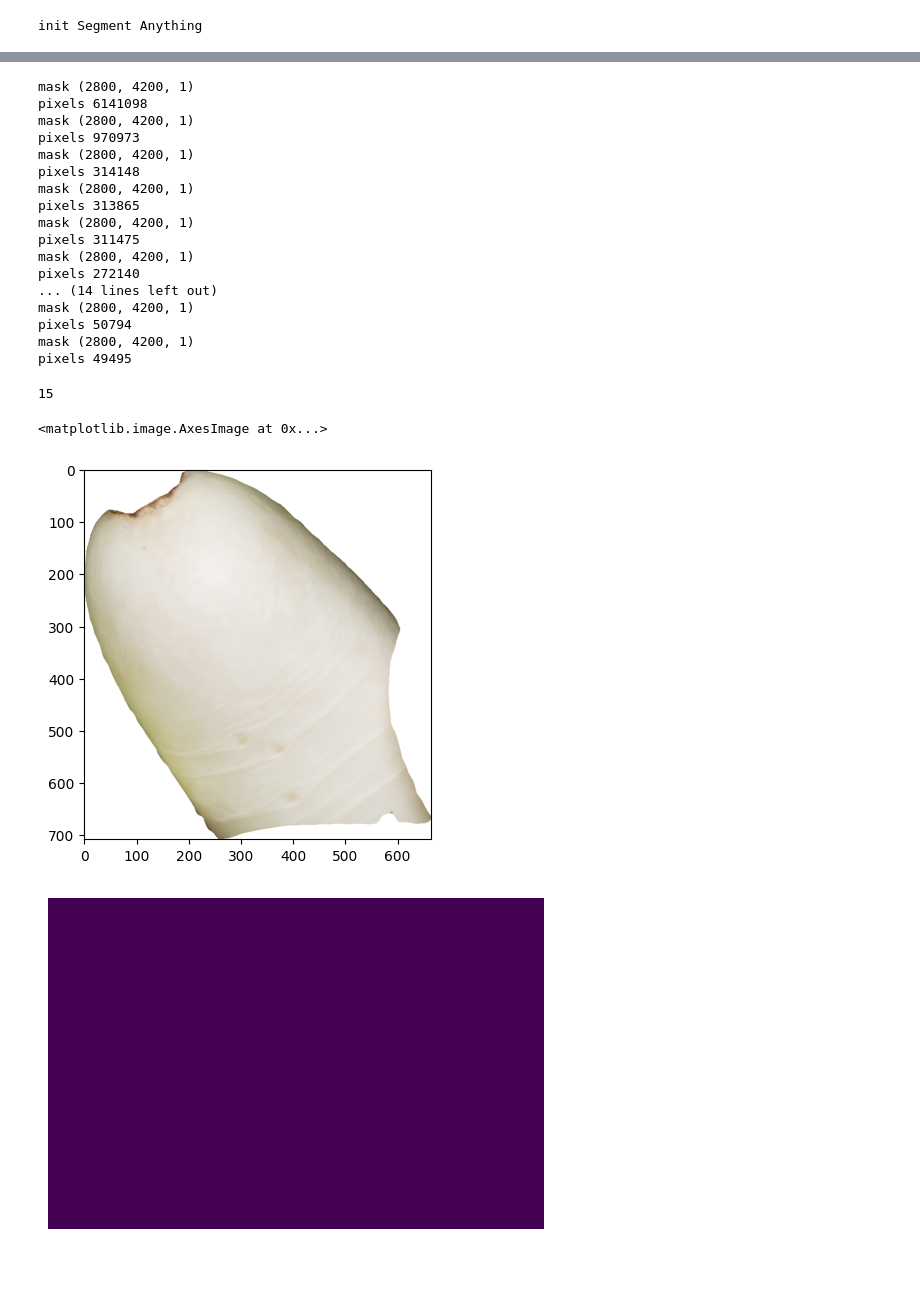
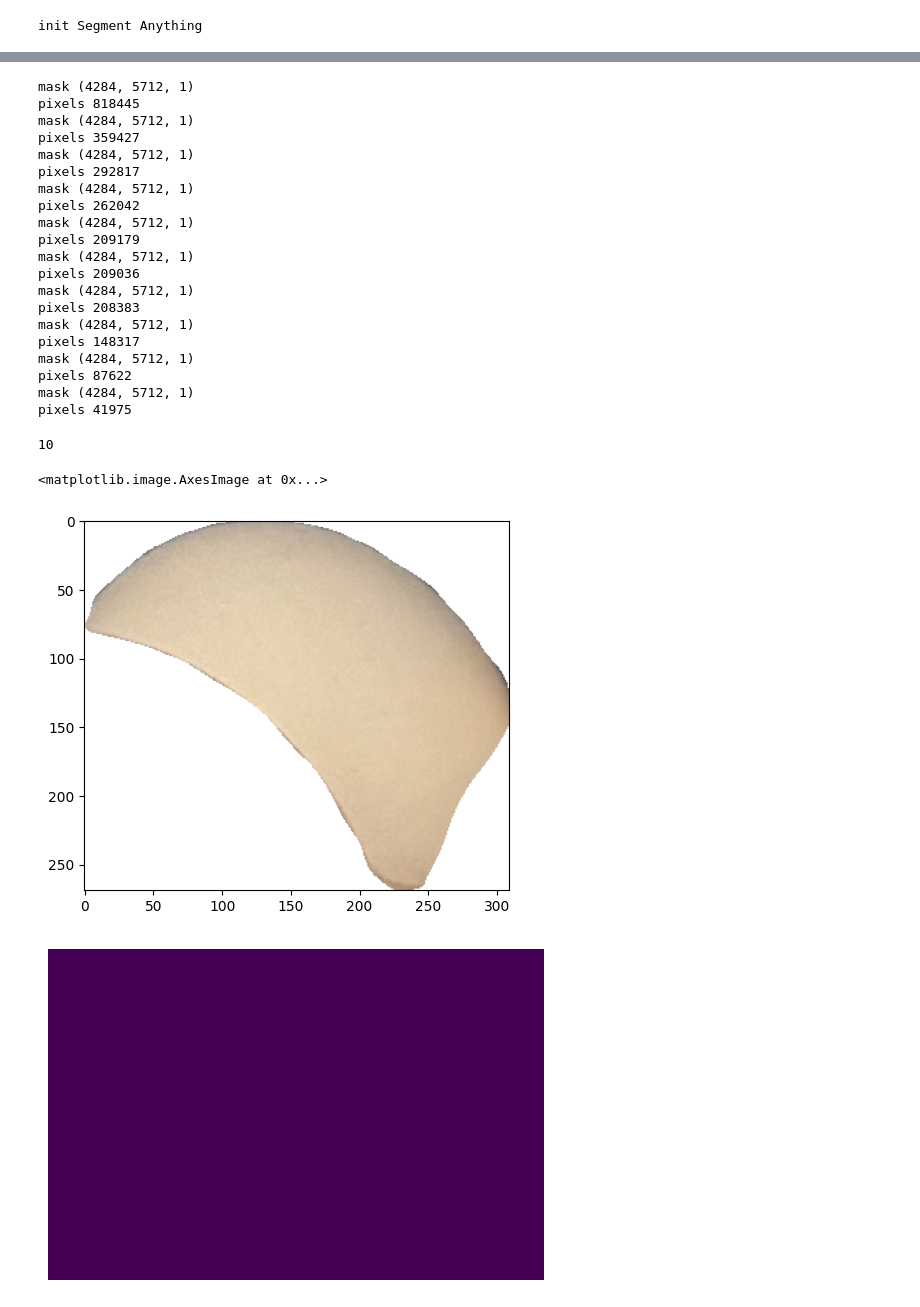
Before and after one commit to sugarl-sudo/Fridge-To-recipe, a Jupyter notebook: notebook/sam_experiment.ipynb, the cells around one changed output, grey strips where cells are left out. Drawn from its saved outputs; the diff is of its cells as text; code cells hidden in the pictures; blank space fills up the shorter version.

```diff
--- a/notebook/sam_experiment.ipynb
+++ b/notebook/sam_experiment.ipynb
@@ -62,7 +62,8 @@ def read_image(file_name):
     height, width = image.shape[:2]
     return image, height, width
 # %%
-image, height, width = read_image('image/fd400708.jpg')
+# image, height, width = read_image('image/fd400708.jpg')
+image, height, width = read_image('../refrigerator_test/IMG_1820.JPG')
 # image = cv2.resize(image,(160,120))
 # height, width = 120, 160
 # %%
@@ -154,32 +155,35 @@ for index in range(sam.length):
     food_images.append(food_image[y1:y2, x1:x2])
     # break
 # %% [output]
-mask (2800, 4200, 1)
-pixels 6141098
-mask (2800, 4200, 1)
-pixels 970973
-mask (2800, 4200, 1)
-pixels 314148
-mask (2800, 4200, 1)
-pixels 313865
-mask (2800, 4200, 1)
-pixels 311475
-mask (2800, 4200, 1)
-pixels 272140
-... (14 lines left out)
-mask (2800, 4200, 1)
-pixels 50794
-mask (2800, 4200, 1)
-pixels 49495
+mask (4284, 5712, 1)
+pixels 818445
+mask (4284, 5712, 1)
+pixels 359427
+mask (4284, 5712, 1)
+pixels 292817
+mask (4284, 5712, 1)
+pixels 262042
+mask (4284, 5712, 1)
+pixels 209179
+mask (4284, 5712, 1)
+pixels 209036
+mask (4284, 5712, 1)
+pixels 208383
+mask (4284, 5712, 1)
+pixels 148317
+mask (4284, 5712, 1)
+pixels 87622
+mask (4284, 5712, 1)
+pixels 41975
 # %%
 len(food_images)
 # %% [output]
-15
+10
 # %%
-plt.imshow(food_images[4])
+plt.imshow(food_images[9])
 # %% [output]
 <matplotlib.image.AxesImage at 0x...>
-[figure, old version]
+[figure, new version]
 # %%
 plt.imshow(mono_image)
 plt.axis("off")
```
Also changed, not shown: parts of 3 cells of this notebook, 5 other files.
